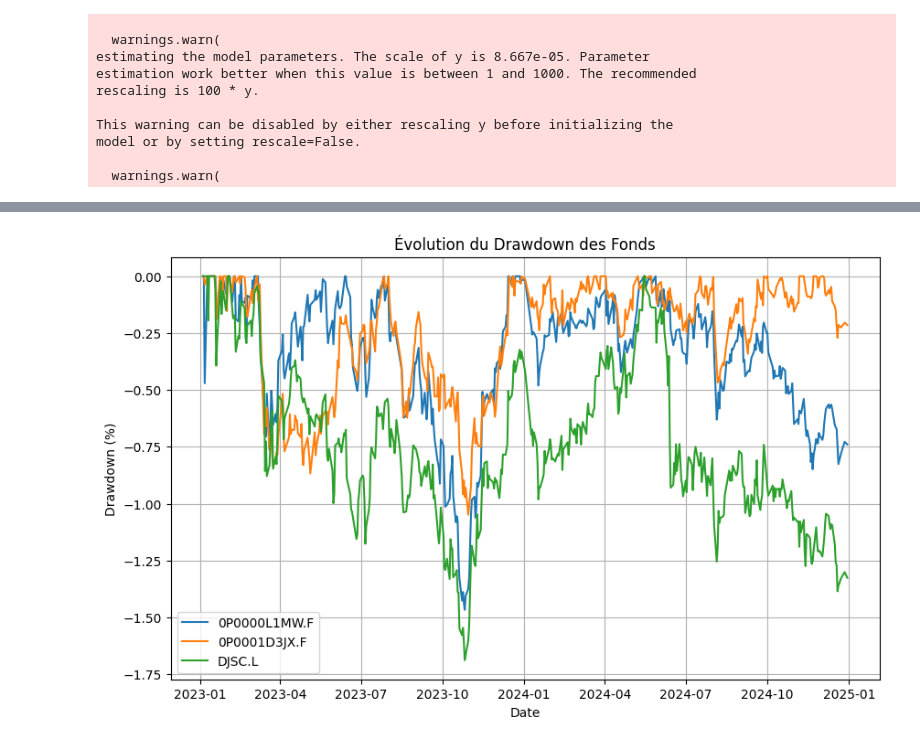
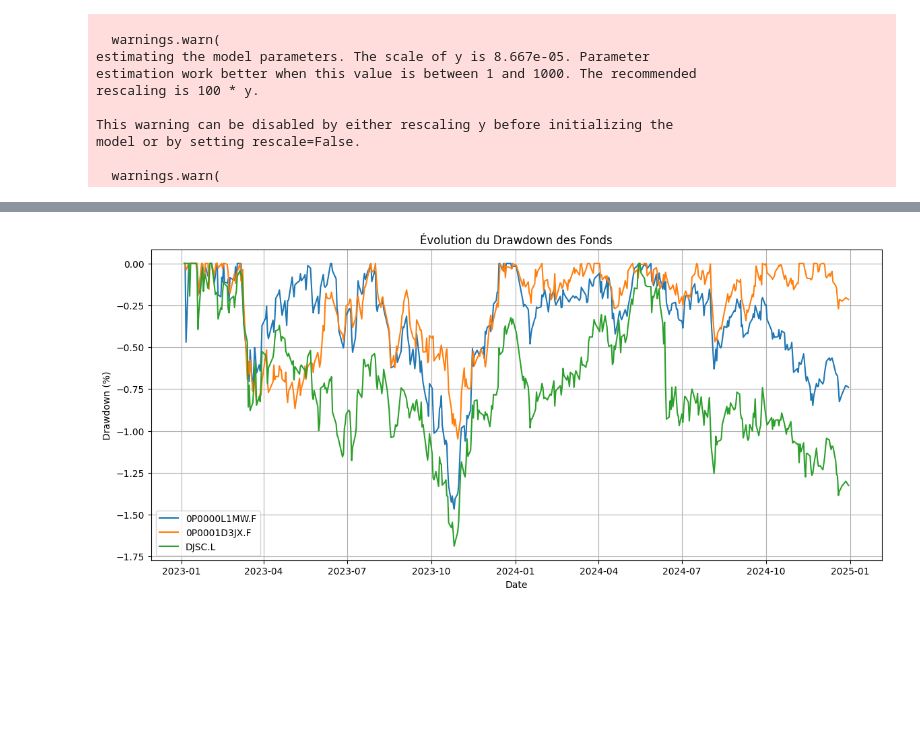
Before and after one commit to Samy-OUABID/IAE-METZ-Samy-Yassin, a Jupyter notebook: Examen_modélisation.ipynb, the cells around one changed output, grey strips where cells are left out. Cells and saved outputs as stored; diff of their text form; code cells hidden in the pictures; blank space fills up the shorter version.

```diff
--- a/Examen_modélisation.ipynb
+++ b/Examen_modélisation.ipynb
@@ -208,16 +235,16 @@ plt.show()
 # %%
-# ---- Visualisation du Drawdown ----
-plt.figure(figsize=(10, 6))
+#visualisation du drawdown
+plt.figure(figsize=(14, 6))
 for fund in cumulative_returns.columns:
     peak = cumulative_returns[fund].cummax()
     drawdown = (cumulative_returns[fund] - peak) / peak
     plt.plot(drawdown, label=f"{fund}")
 plt.title("Évolution du Drawdown des Fonds")
 plt.xlabel("Date")
 plt.ylabel("Drawdown (%)")
 plt.legend()
 plt.grid(True)
 plt.show()
 # %% [output]
-[figure, old version]
+[figure, new version]
 # %%
```
Also changed, not shown: parts of 20 cells of this notebook.
